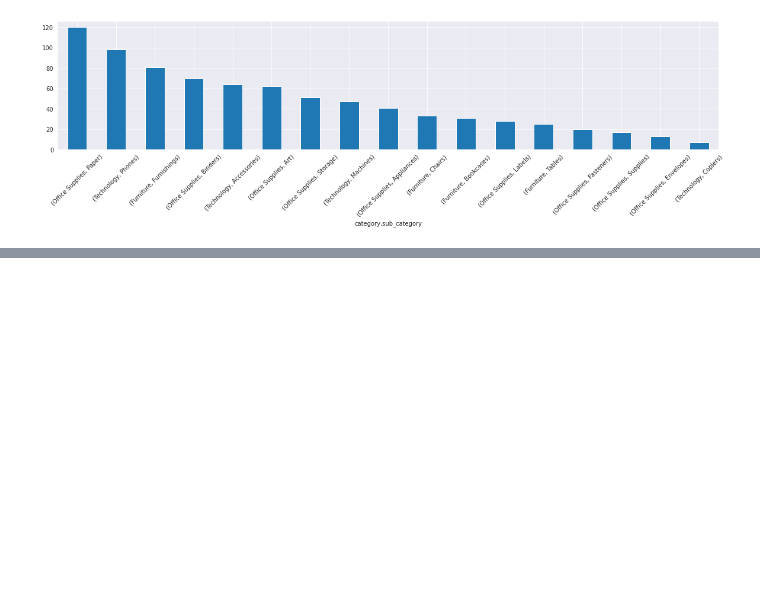
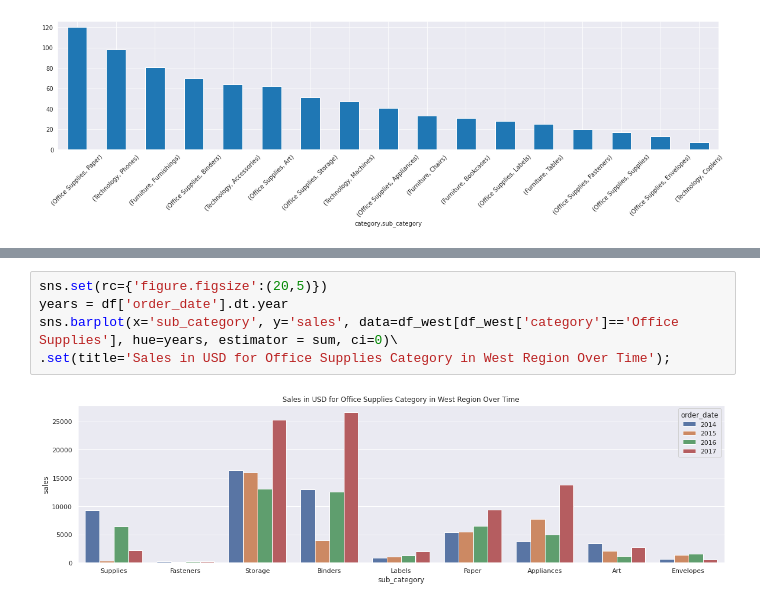
Before and after one commit to afathelbab/office_supplies, a Jupyter notebook: office_supplies_project_v0.ipynb, the cells around one changed output, grey strips where cells are left out. Saved outputs shown, nothing was run; the diff lists cells and outputs as text; blank space fills up the shorter version.

```diff
--- a/office_supplies_project_v0.ipynb
+++ b/office_supplies_project_v0.ipynb
@@ -403,0 +428,7 @@ no_sales_south.groupby(['category','sub_category'])['product_name'].count().sort
+# %%
+sns.set(rc={'figure.figsize':(20,5)})
+years = df['order_date'].dt.year
+sns.barplot(x='sub_category', y='sales', data=df_west[df_west['category']=='Office Supplies'], hue=years, estimator = sum, ci=0)\
+.set(title='Sales in USD for Office Supplies Category in West Region Over Time');
+# %% [output]
+[figure, added]
```
Also changed, not shown: parts of 23 cells of this notebook.
